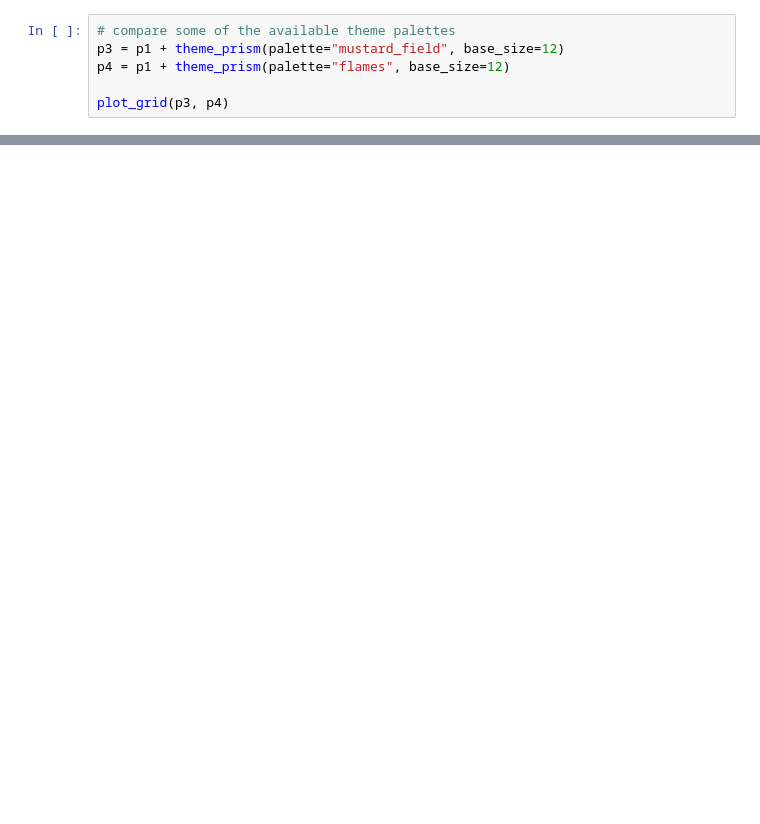
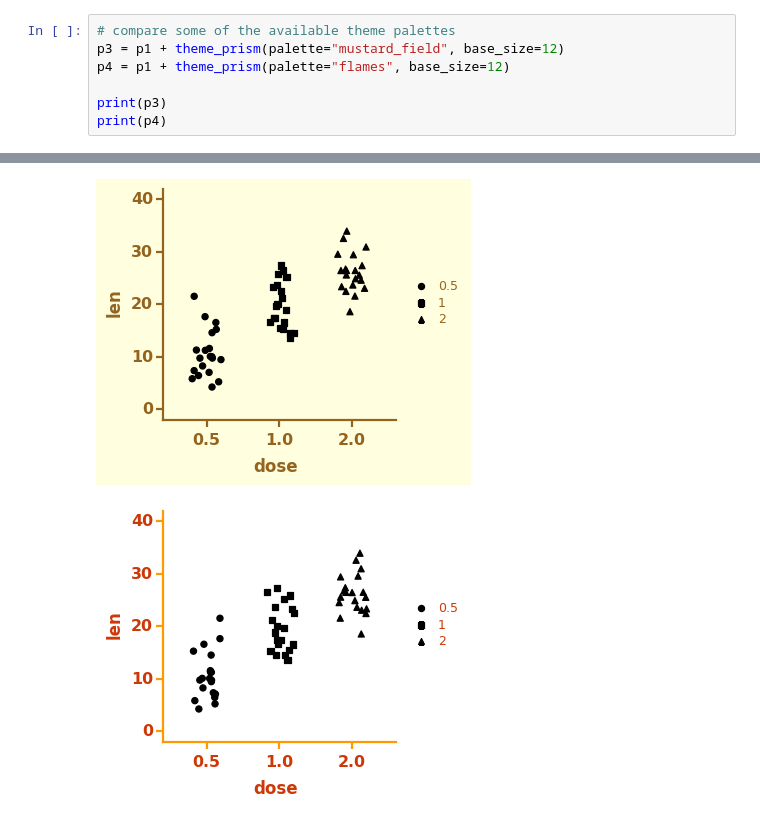
Before and after one commit to pwwang/plotnine-prism, a Jupyter notebook: examples/get_started.ipynb, the cells around one changed output, grey strips where cells are left out. Drawn from its saved outputs; the diff is of its cells as text; blank space fills up the shorter version.

```diff
--- a/examples/get_started.ipynb
+++ b/examples/get_started.ipynb
@@ -31,5 +31,6 @@ plot_grid(p1, p2)
 p3 = p1 + theme_prism(palette="mustard_field", base_size=12)
 p4 = p1 + theme_prism(palette="flames", base_size=12)
 
-plot_grid(p3, p4)
+print(p3)
+print(p4)
 # %% [output]
@@ -37,3 +37,5 @@ plot_grid(p3, p4)
+[figure, added]
+[figure, added]
 # %%
 # compare some colour and fill palettes with default theme_prism()
 p = (
```
Also changed, not shown: parts of 7 cells of this notebook, 9 other files.
